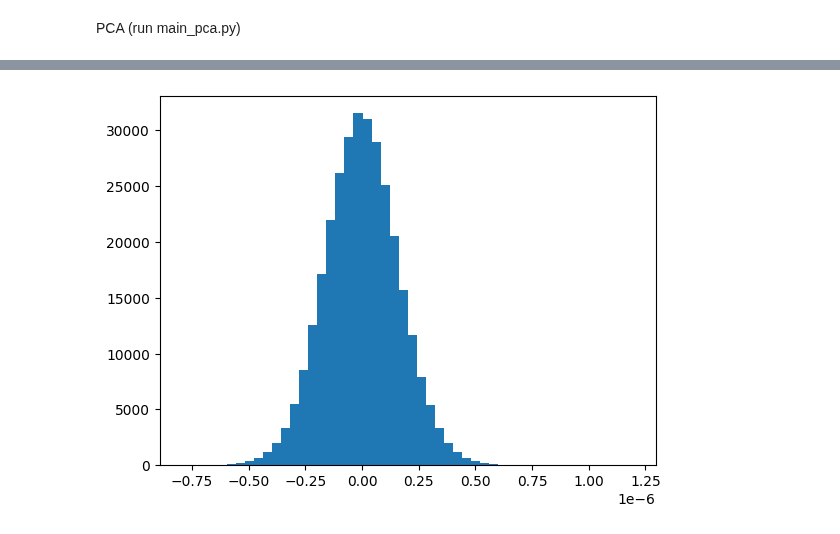
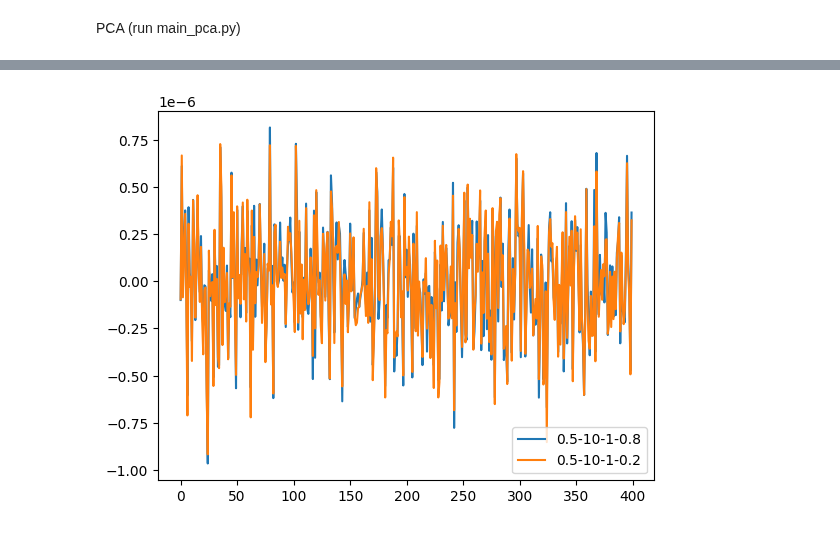
Before and after one commit to MeZahra/Thesis_code_Glm_Opt, a Jupyter notebook: main.ipynb, the cells around one changed output, grey strips where cells are left out. Cells and saved outputs as stored; diff of their text form; code cells hidden in the pictures.

```diff
--- a/main.ipynb
+++ b/main.ipynb
@@ -687,11 +912,0 @@ plt.show()
-# %%
-import numpy as np
-data = np.load('behavior_weights_sub04_ses1_run1.npy')
-data.shape
-
-import matplotlib.pyplot as plt
-
-plt.hist(data, bins=50)
-plt.show()
-# %% [output]
-[figure, removed]
@@ -699,0 +913,18 @@ plt.plot(data[:200])
+# %%
+import numpy as np
+
+tmp1 = np.load('behavior_weights_sub04_ses1_run1_task0.5_bold10_beta1_rho0.8.npy')
+# tmp2 = np.load('behavior_weights_sub04_ses1_run1_task0.5_bold10_beta1_rho0.2.npy')
+# tmp2 = np.load('behavior_weights_sub04_ses1_run1_task1_bold0.5_beta10_rho0.8.npy')
+# tmp3 = np.load('behavior_weights_sub04_ses1_run1_task10_bold0.5_beta1_rho0.8.npy')
+
+import matplotlib.pyplot as plt
+idx = np.arange(10, 200000, 500)
+plt.figure()
+plt.plot(tmp1[idx], label="0.5-10-1-0.8")
+plt.plot(tmp2[idx], label="0.5-10-1-0.2")
+# plt.plot(tmp3[:300], label="10-0.5-1-0.8")
+plt.legend()
+plt.show()
+# %% [output]
+[figure, added]
```
Also changed, not shown: parts of 36 cells of this notebook, 1 other file.
